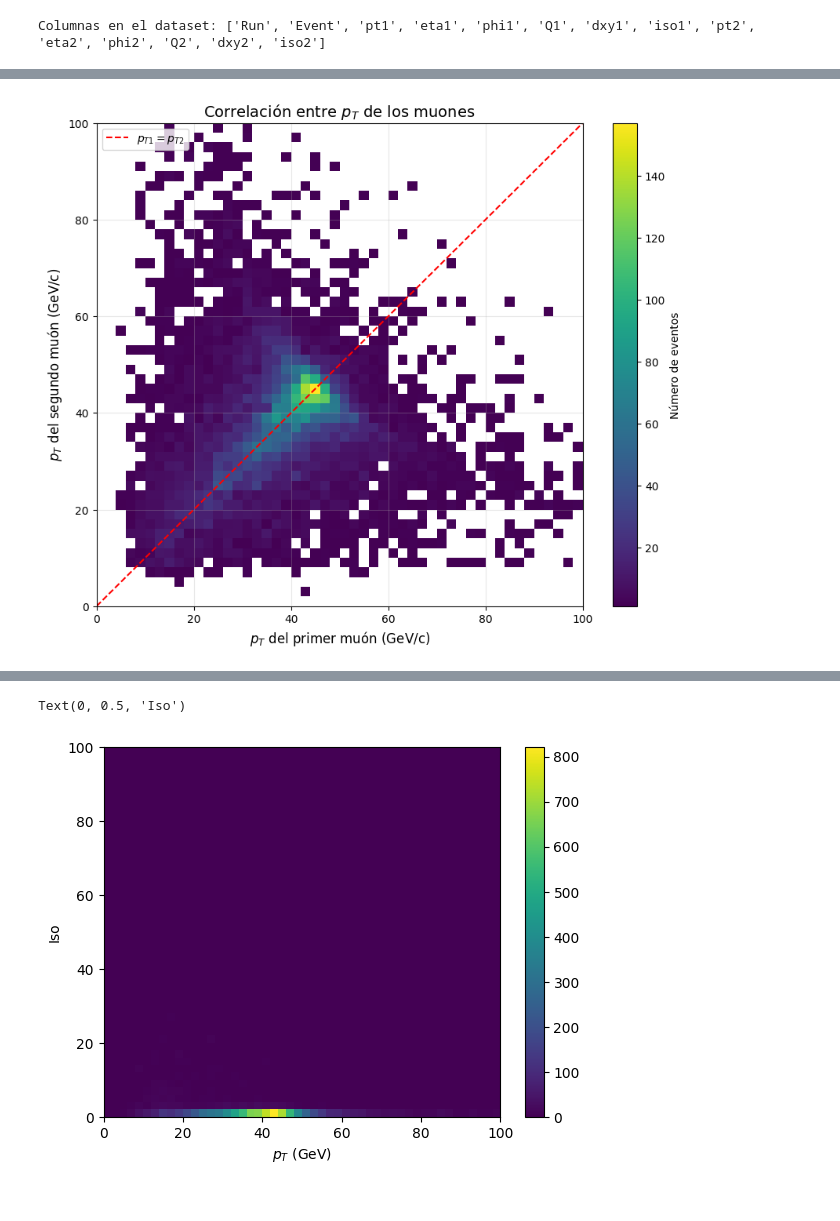
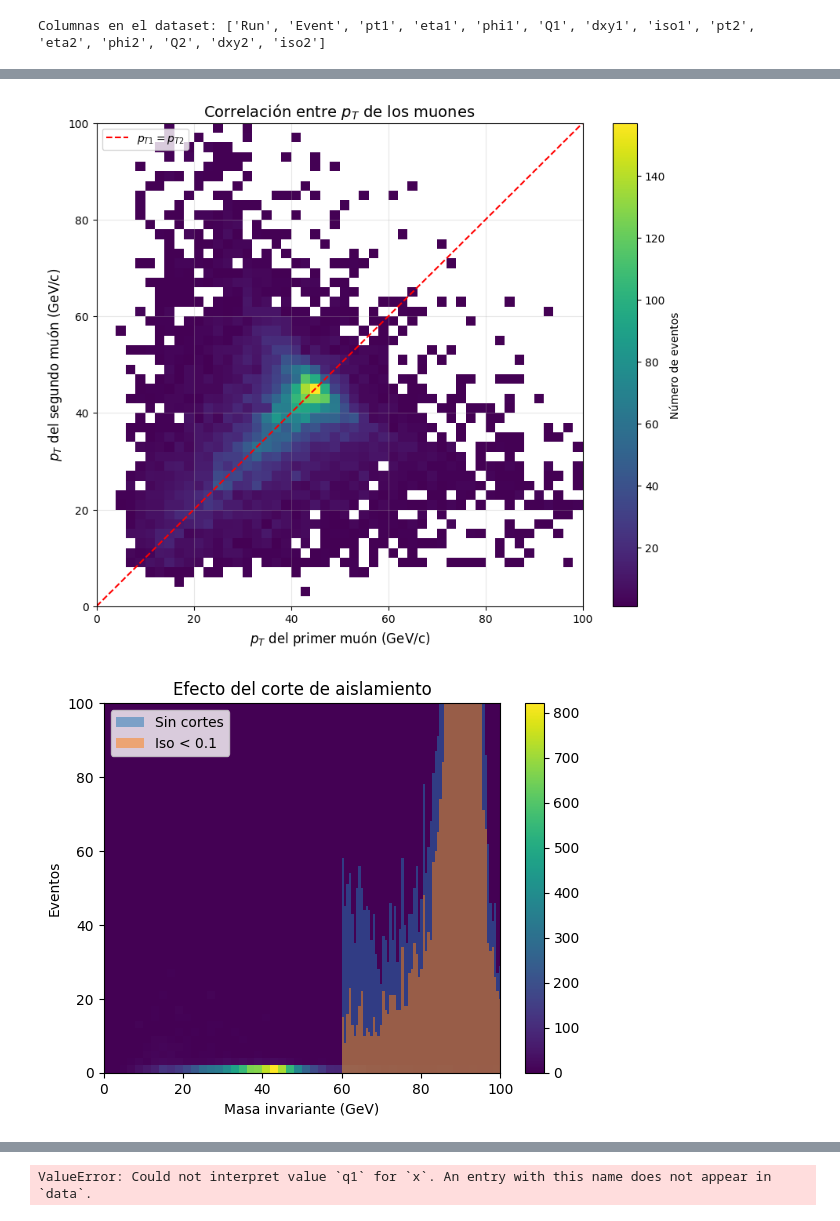
Before and after one commit to ProgramasParaFisicaDeParticulas/lecturadedatosabiertoscmszmumu-Kemish12, a Jupyter notebook: CMSOpenDataZtoMuMu.ipynb, the cells around one changed output, grey strips where cells are left out. Saved outputs shown, nothing was run; the diff lists cells and outputs as text; code cells hidden in the pictures.

```diff
--- a/CMSOpenDataZtoMuMu.ipynb
+++ b/CMSOpenDataZtoMuMu.ipynb
@@ -69,30 +69,79 @@ plt.hist2d(
     pt2,                # Eje Y: pt del segundo muón
     bins=(50, 50),      # Número de bins (ajusta según necesites)
     range=[[0, 100], [0, 100]],  # Rango [Xmin, Xmax], [Ymin, Ymax]
     cmap='viridis',     # Mapa de colores ('plasma', 'inferno', etc.)
     cmin=1              # Ignorar bins con menos de 1 evento
 )
 
 # Personalización
 plt.colorbar(label='Número de eventos')
 plt.xlabel('$p_T$ del primer muón (GeV/c)', fontsize=12)
 plt.ylabel('$p_T$ del segundo muón (GeV/c)', fontsize=12)
 plt.title('Correlación entre $p_T$ de los muones', fontsize=14)
 plt.grid(alpha=0.3)
 
 # Línea de igualdad (pt1 = pt2) para referencia
 plt.plot([0, 100], [0, 100], 'r--', linewidth=1.5, label='$p_{T1} = p_{T2}$')
 plt.legend()
 
 plt.show()
 
 plt.hist2d(particles['pt1'], particles['iso1'], bins=(50, 50), range=[[0, 100], [0, 100]], cmap='viridis')
 plt.colorbar()
 plt.xlabel('$p_T$ (GeV)')
 plt.ylabel('Iso')
+
+# Sin cortes
+plt.hist(particles['m_inv'], bins=100, range=[60, 120], alpha=0.5, label='Sin cortes')
+
+# Con corte Iso < 0.1
+particles_clean = particles[particles['iso1'] < 0.1]
+plt.hist(particles_clean['m_inv'], bins=100, range=[60, 120], alpha=0.5, label='Iso < 0.1')
+
+plt.xlabel('Masa invariante (GeV)')
+plt.ylabel('Eventos')
+plt.title('Efecto del corte de aislamiento')
+plt.legend()
+plt.show()
+
+plt.hist2d(particles['pt1'], particles['eta1'], bins=(50, 50), cmap='plasma')
+plt.colorbar(label='Eventos')
+plt.xlabel('$p_T$ (GeV/c)')
+plt.ylabel('$\eta$')
+plt.title('Distribución en $p_T$ y $\eta$')
+plt.show()
+
+# Todos los eventos
+plt.hist(particles['iso1'], bins=50, range=[0, 5], alpha=0.5, label='Todos')
+
+# Eventos con pT > 25 GeV
+particles_highpt = particles[particles['pt1'] > 25]
+plt.hist(particles_highpt['iso1'], bins=50, range=[0, 5], alpha=0.5, label='$p_T > 25$ GeV')
+
+plt.xlabel('Aislamiento (Iso)')
+plt.ylabel('Eventos')
+plt.title('Distribución de Iso para diferentes $p_T$')
+plt.legend()
+plt.show()
+
+import seaborn as sns
+
+sns.boxplot(x='q1', y='iso1', data=particles)
+plt.xlabel('Carga del muón')
+plt.ylabel('Aislamiento (Iso)')
+plt.title('Distribución de Iso por carga')
+plt.show()
+
+plt.hist2d(particles['phi1'], particles['eta1'], bins=(50, 50), cmap='inferno')
+plt.colorbar(label='Eventos')
+plt.xlabel('$\phi$ (radianes)')
+plt.ylabel('$\eta$')
+plt.title('Cobertura del detector en $\phi$ y $\eta$')
+plt.show()
 # %% [output]
 Columnas en el dataset: ['Run', 'Event', 'pt1', 'eta1', 'phi1', 'Q1', 'dxy1', 'iso1', 'pt2', 'eta2', 'phi2', 'Q2', 'dxy2', 'iso2']
 [interactive output not drawn]
 [figure]
 [figure]
 [figure]
+[figure, new version]
@@ -99,5 +150,4 @@ Columnas en el dataset: ['Run', 'Event', 'pt1', 'eta1', 'phi1', 'Q1', 'dxy1', 'i
-Text(0, 0.5, 'Iso')
+ValueError: Could not interpret value `q1` for `x`. An entry with this name does not appear in `data`.
-[figure, old version]
 # %%
 fig_5=px.histogram(particles['pt2'],particles['pt2'])
 fig_5.show()
```
Also changed, not shown: parts of 1 cell of this notebook.
